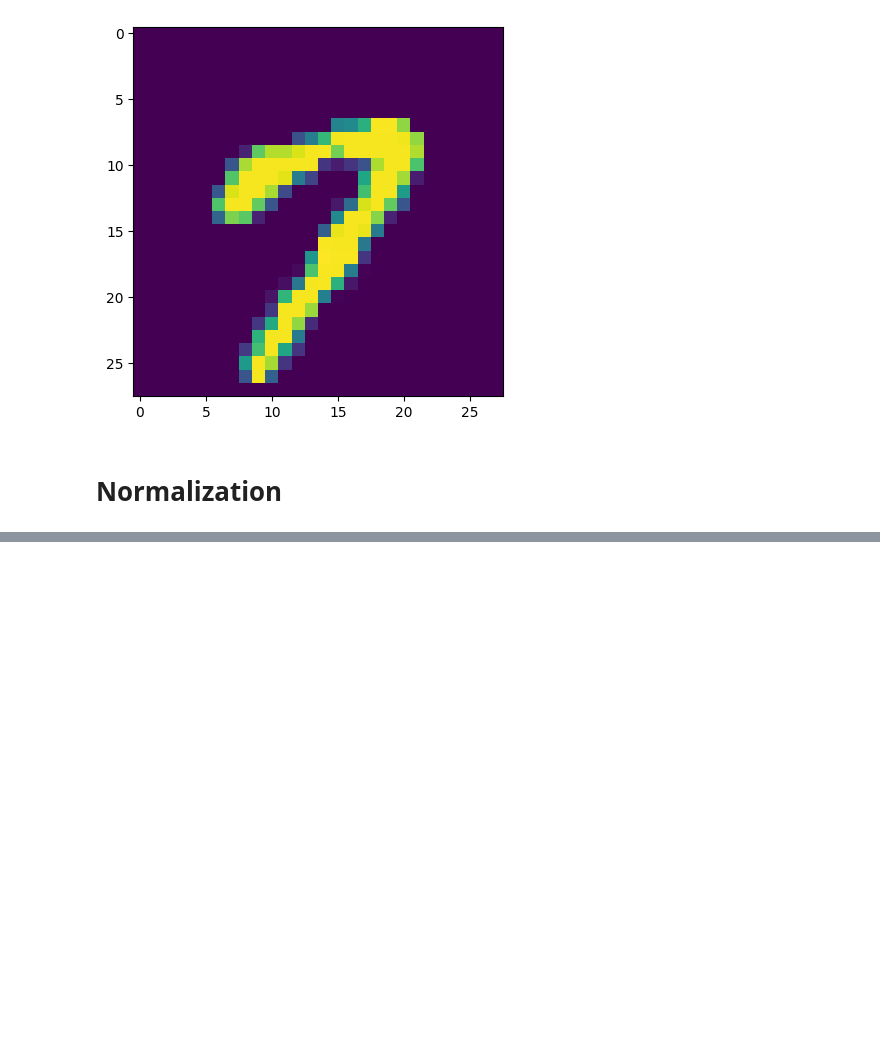
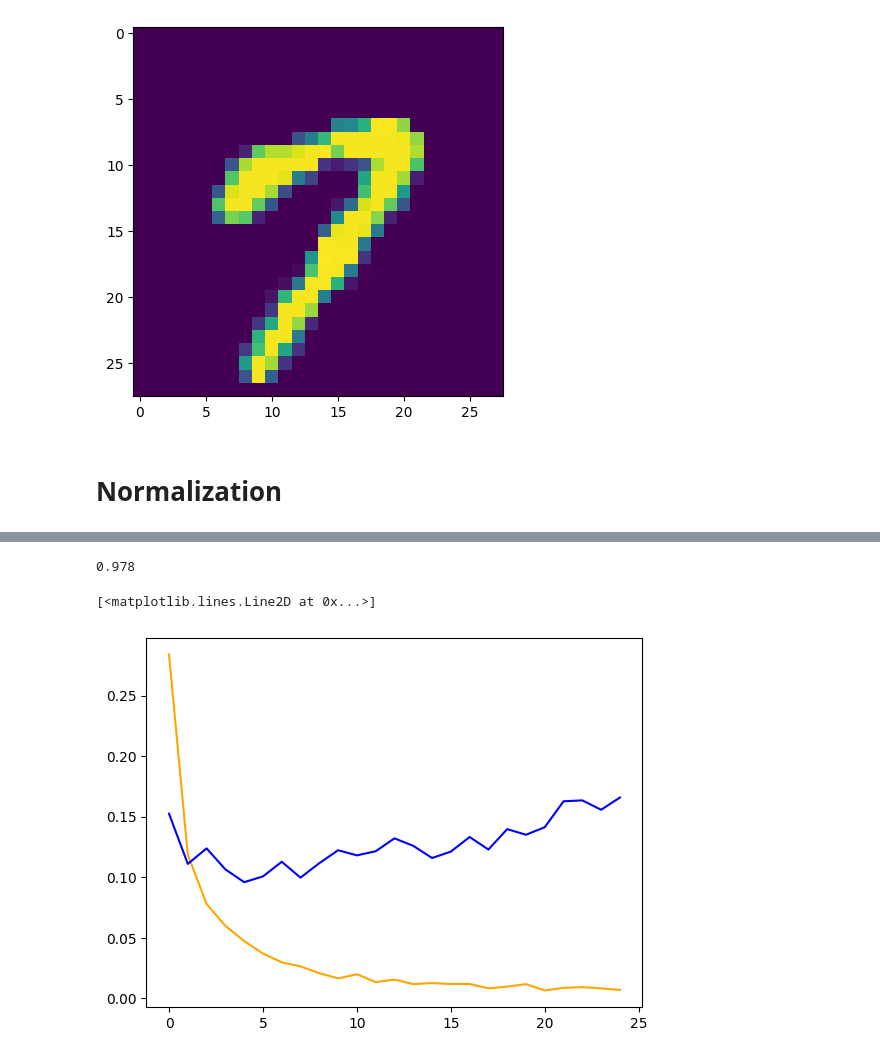
Before and after one commit to Saifullah785/deep-learning-projects, a Jupyter notebook: Project_07_Images_Classification_With_ANN/Project_07_Images_Classification_With_ANN.ipynb, the cells around one changed output, grey strips where cells are left out. Saved outputs shown, nothing was run; the diff lists cells and outputs as text; code cells hidden in the pictures; blank space fills up the shorter version.

Commit message:
Created using Colab while practicing the code section of project 07, of building a model using ANN, and checking the evaluation of the model

```diff
--- a/Project_07_Images_Classification_With_ANN/Project_07_Images_Classification_With_ANN.ipynb
+++ b/Project_07_Images_Classification_With_ANN/Project_07_Images_Classification_With_ANN.ipynb
@@ -55,0 +65,8 @@ array([[0.        , 0.        , 0.        , 0.        , 0.        ,
+# %%
+# Build an Artificial Neural Network model
+model = Sequential()
+
+model.add(Flatten(input_shape=(28,28)))
+model.add(Dense(128,activation='relu'))
+model.add(Dense(32,activation='relu'))
+model.add(Dense(10,activation='softmax'))
@@ -55,0 +92,6 @@ array([[0.        , 0.        , 0.        , 0.        , 0.        ,
+# %%
+# Compile the model with specified loss function, optimizer, and metrics
+model.compile(loss='sparse_categorical_crossentropy',optimizer='Adam',metrics=['accuracy'])
+# %%
+# Train the model on the training data and validate on a split of the training data
+history = model.fit(X_train,y_train,epochs=25,validation_split=0.2)
@@ -55,0 +126,13 @@ array([[0.        , 0.        , 0.        , 0.        , 0.        ,
+# %%
+# Calculate and display the accuracy of the model on the test data
+from sklearn.metrics import accuracy_score
+accuracy_score(y_test,y_pred)
+# %% [output]
+0.978
+# %%
+# Plot the training and validation loss over epochs
+plt.plot(history.history['loss'],color='orange',label='train loss')
+plt.plot(history.history['val_loss'],color='blue',label='val loss')
+# %% [output]
+[<matplotlib.lines.Line2D at 0x...>]
+[figure, added]
```
Also changed, not shown: parts of 19 cells of this notebook.
